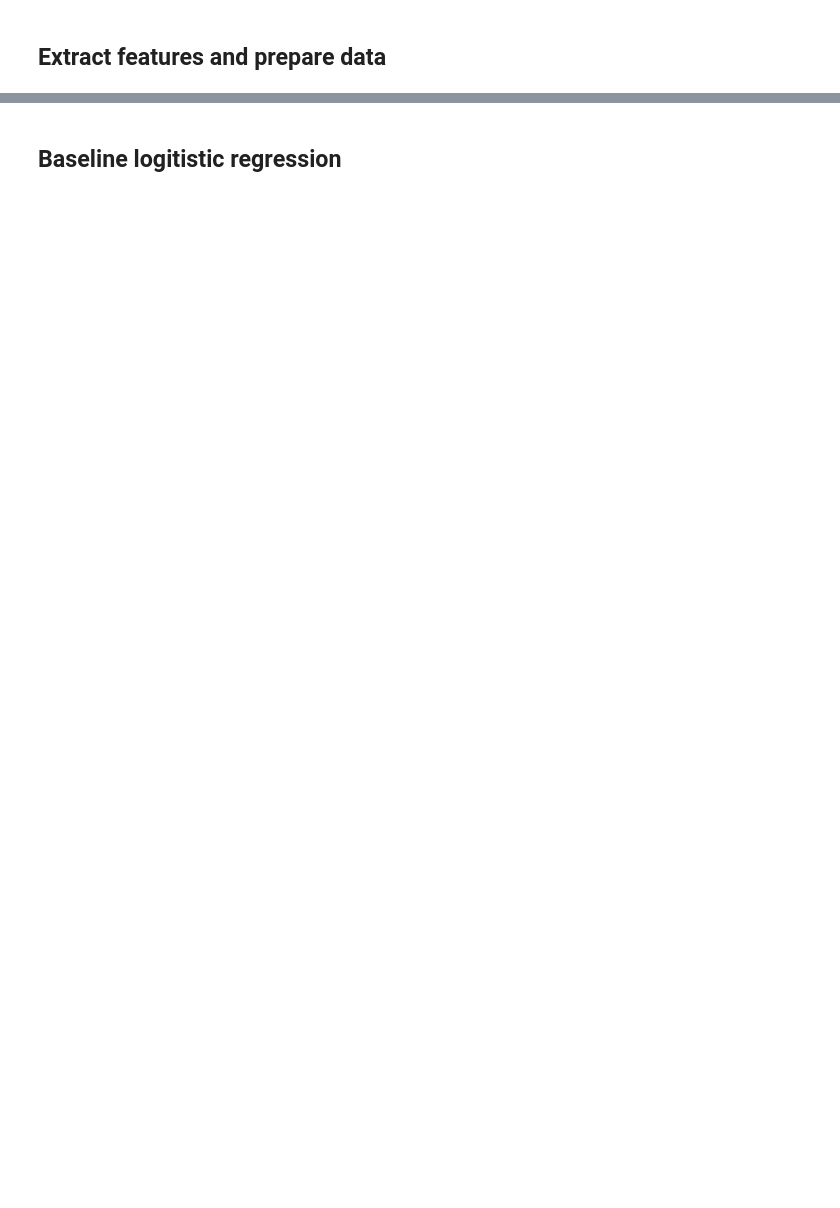
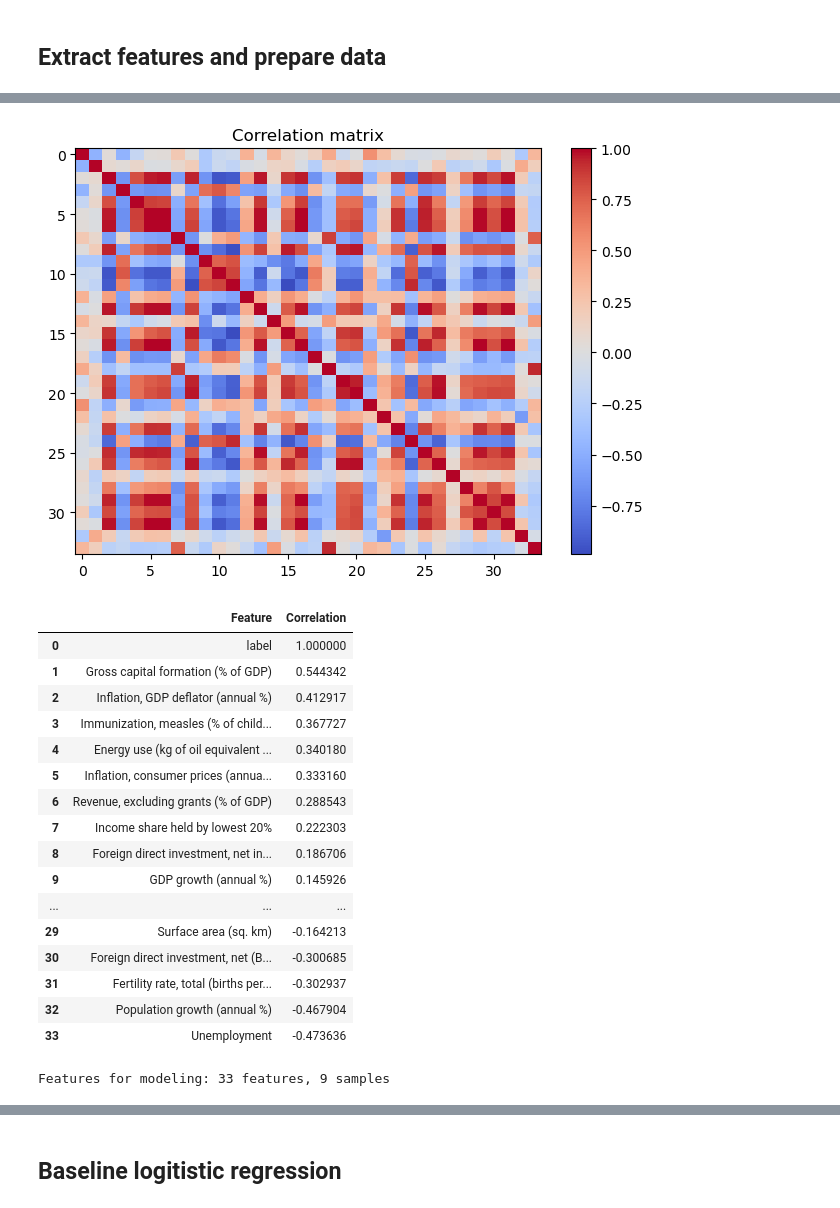
Before and after one commit to sam-grant/election-predictor, a Jupyter notebook: ana/ana.ipynb, the cells around one changed output, grey strips where cells are left out. Saved outputs shown, nothing was run; the diff lists cells and outputs as text; code cells hidden in the pictures; blank space fills up the shorter version.

```diff
--- a/ana/ana.ipynb
+++ b/ana/ana.ipynb
@@ -145,0 +240,9 @@ df_comb.to_csv('../data/combined_data_1960-2020.csv')
+# %%
+# Add political binary label
+df_comb["label"] = df_comb["Lean"].map({"Left": 0, "Right": 1})
+
+# Save the improved dataset
+display(df_comb)
+
+df_comb.to_csv("../data/combined_data_1960-2020.csv", index=False)
+print(f"\nSaved combined dataset: {df_comb.shape[0]} rows × {df_comb.shape[1]} columns")
@@ -250,0 +292,51 @@ y = df_model['political_binary']
+# %%
+# Analyse correlations with target variable
+exclude_columns = ["Year", "Winner", "Party", "EC", "PV", "Lean", "Era"]
+df_features = df_comb.drop(columns=exclude_columns)
+
+# Calculate correlation matrix
+corr_matrix = df_features.corr()
+
+# Plot heatmap
+plt.figure() # figsize=(12, 10))
+plt.imshow(corr_matrix, cmap="coolwarm", aspect="auto")
+plt.colorbar()
+plt.title("Correlation matrix")
+plt.tight_layout()
+plt.show()
+
+# Show correlations with target label
+corr_with_label = corr_matrix["label"].sort_values(ascending=False)
+corr_df = pd.DataFrame({
+    "Feature": corr_with_label.index,
+    "Correlation": corr_with_label.values
+})
+
+display(corr_df)
+# %% [output]
+[figure, added]
+|  | Feature | Correlation |
+| 0 | label | 1.000000 |
+| 1 | Gross capital formation (% of GDP) | 0.544342 |
+| 2 | Inflation, GDP deflator (annual %) | 0.412917 |
+| 3 | Immunization, measles (% of child... | 0.367727 |
+| 4 | Energy use (kg of oil equivalent ... | 0.340180 |
+| 5 | Inflation, consumer prices (annua... | 0.333160 |
+| 6 | Revenue, excluding grants (% of GDP) | 0.288543 |
+| 7 | Income share held by lowest 20% | 0.222303 |
+| 8 | Foreign direct investment, net in... | 0.186706 |
+| 9 | GDP growth (annual %) | 0.145926 |
+| ... | ... | ... |
+| 29 | Surface area (sq. km) | -0.164213 |
+| 30 | Foreign direct investment, net (B... | -0.300685 |
+| 31 | Fertility rate, total (births per... | -0.302937 |
+| 32 | Population growth (annual %) | -0.467904 |
+| 33 | Unemployment | -0.473636 |
+# %%
+# Prepare features for modeling (keep all numeric features)
+X = df_features.drop(columns=["label"])
+y = df_comb["label"]
+
+print(f"Features for modeling: {X.shape[1]} features, {X.shape[0]} samples")
+# %% [output]
+Features for modeling: 33 features, 9 samples
```
Also changed, not shown: parts of 19 cells of this notebook.
